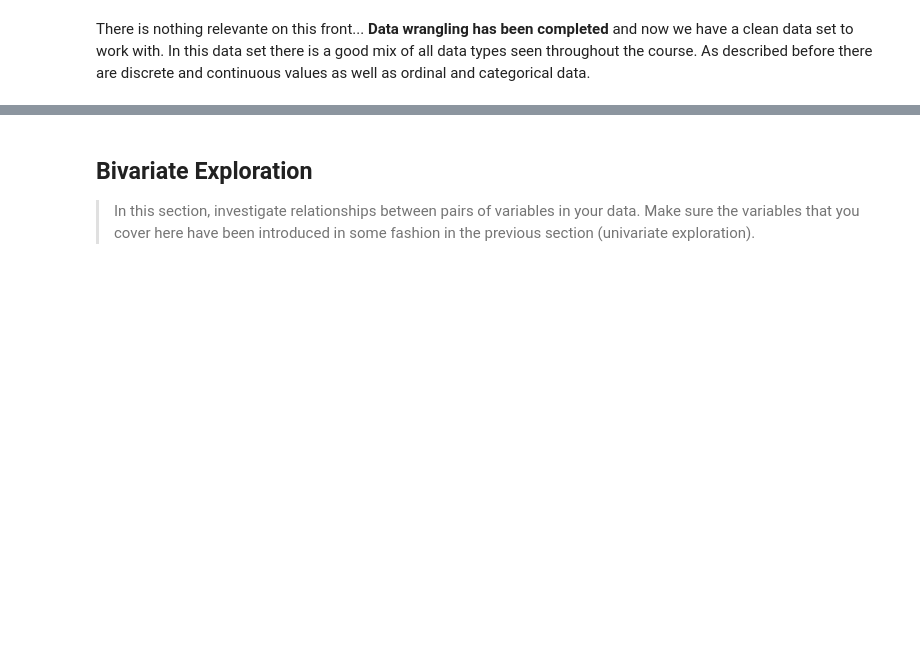
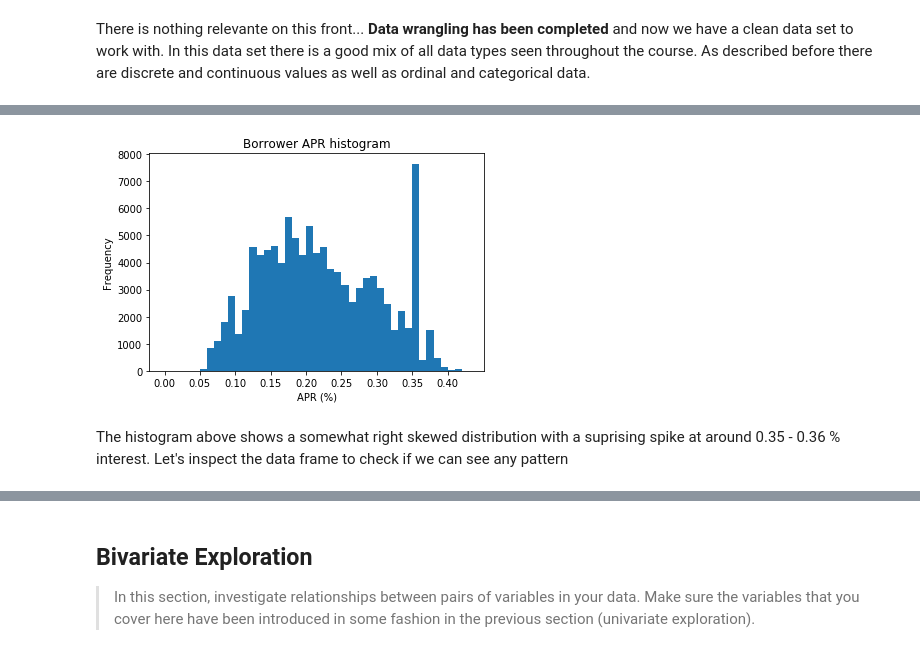
Before and after one commit to aleromar/LoanDataVisuals, a Jupyter notebook: exploration_template.ipynb, the cells around one changed output, grey strips where cells are left out. Saved outputs shown, nothing was run; the diff lists cells and outputs as text; code cells hidden in the pictures; blank space fills up the shorter version.

```diff
--- a/exploration_template.ipynb
+++ b/exploration_template.ipynb
@@ -392,0 +406,12 @@ you plan on investigating next.
+# %%
+binsize = 0.01
+binedges = np.arange(0,0.43+binsize,binsize)
+plt.hist(loan_clean['BorrowerAPR'],bins=binedges);
+plt.xticks(np.arange(0,0.45,0.05));
+plt.title('Borrower APR histogram');
+plt.xlabel('APR (%)');
+plt.ylabel('Frequency');
+# %% [output]
+[figure, added]
+# %% [markdown]
+The histogram above shows a somewhat right skewed distribution with a suprising spike at around 0.35 - 0.36 % interest. Let's inspect the data frame to check if we can see any pattern
```
Also changed, not shown: parts of 78 cells of this notebook.
